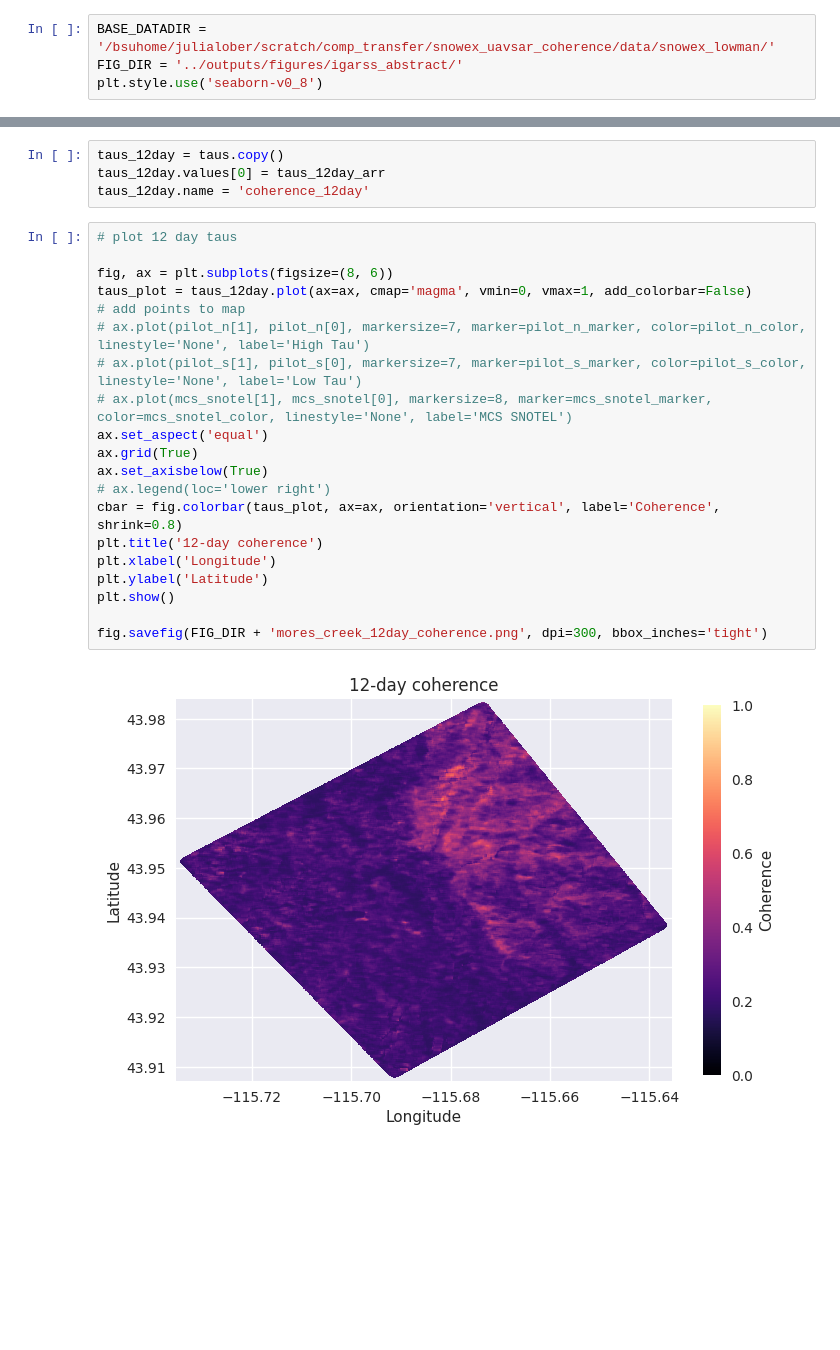
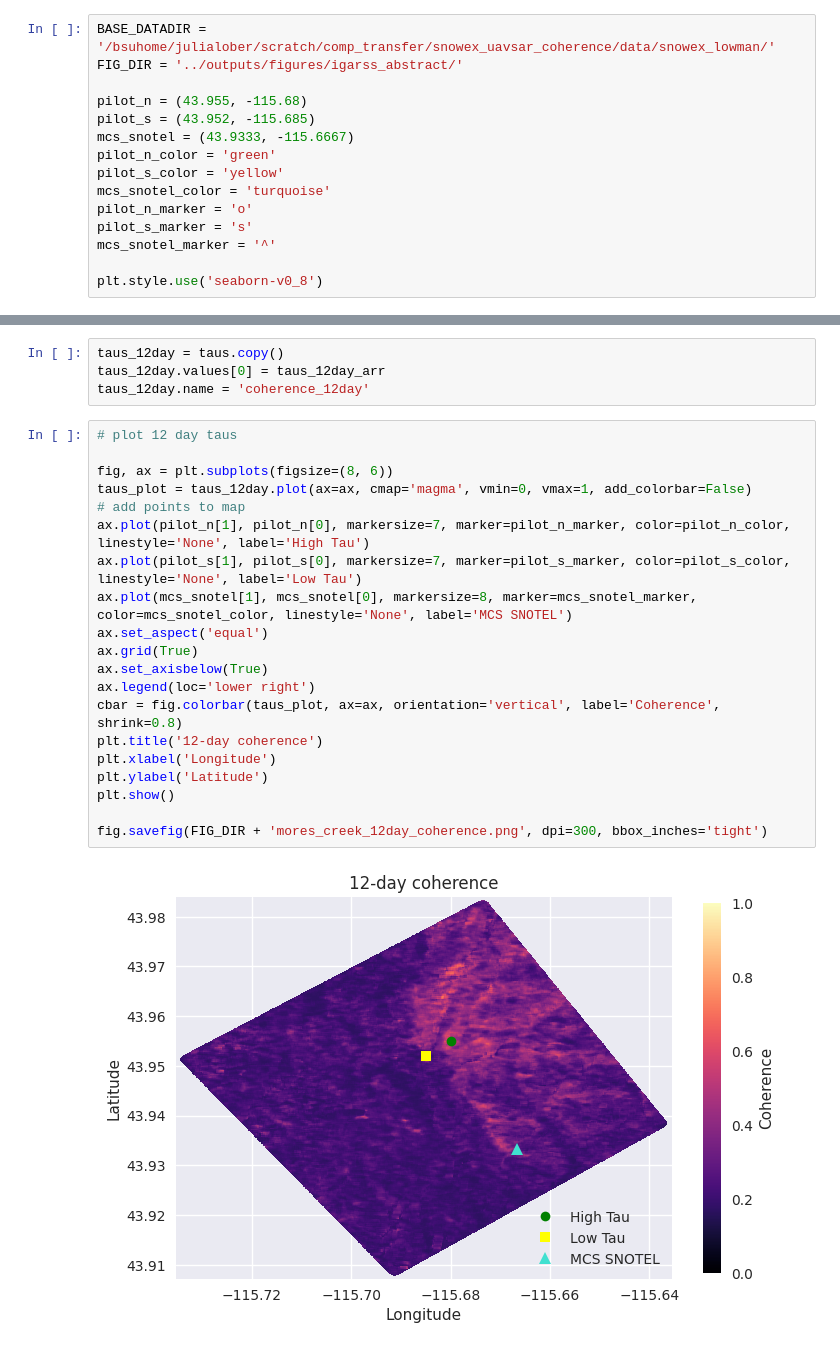
Before and after one commit to julober/snowex_uavsar_coherence, a Jupyter notebook: notebooks/temporal_coherence_fit.ipynb, the cells around one changed output, grey strips where cells are left out. Drawn from its saved outputs; the diff is of its cells as text; blank space fills up the shorter version.

```diff
--- a/notebooks/temporal_coherence_fit.ipynb
+++ b/notebooks/temporal_coherence_fit.ipynb
@@ -30,6 +30,17 @@ from taus import decorrelation_temporal_model
 # %%
 BASE_DATADIR = '/bsuhome/julialober/scratch/comp_transfer/snowex_uavsar_coherence/data/snowex_lowman/'
 FIG_DIR = '../outputs/figures/igarss_abstract/'
+
+pilot_n = (43.955, -115.68)
+pilot_s = (43.952, -115.685)
+mcs_snotel = (43.9333, -115.6667)
+pilot_n_color = 'green'
+pilot_s_color = 'yellow'
+mcs_snotel_color = 'turquoise'
+pilot_n_marker = 'o'
+pilot_s_marker = 's'
+mcs_snotel_marker = '^'
+
 plt.style.use('seaborn-v0_8')
 # %%
 # load the file with taus
@@ -117,22 +128,22 @@ taus_12day.name = 'coherence_12day'
 # %%
 # plot 12 day taus
 
 fig, ax = plt.subplots(figsize=(8, 6))
 taus_plot = taus_12day.plot(ax=ax, cmap='magma', vmin=0, vmax=1, add_colorbar=False)
 # add points to map
-# ax.plot(pilot_n[1], pilot_n[0], markersize=7, marker=pilot_n_marker, color=pilot_n_color, linestyle='None', label='High Tau')
-# ax.plot(pilot_s[1], pilot_s[0], markersize=7, marker=pilot_s_marker, color=pilot_s_color, linestyle='None', label='Low Tau')
-# ax.plot(mcs_snotel[1], mcs_snotel[0], markersize=8, marker=mcs_snotel_marker, color=mcs_snotel_color, linestyle='None', label='MCS SNOTEL')
+ax.plot(pilot_n[1], pilot_n[0], markersize=7, marker=pilot_n_marker, color=pilot_n_color, linestyle='None', label='High Tau')
+ax.plot(pilot_s[1], pilot_s[0], markersize=7, marker=pilot_s_marker, color=pilot_s_color, linestyle='None', label='Low Tau')
+ax.plot(mcs_snotel[1], mcs_snotel[0], markersize=8, marker=mcs_snotel_marker, color=mcs_snotel_color, linestyle='None', label='MCS SNOTEL')
 ax.set_aspect('equal')
 ax.grid(True)
 ax.set_axisbelow(True)
-# ax.legend(loc='lower right')
+ax.legend(loc='lower right')
 cbar = fig.colorbar(taus_plot, ax=ax, orientation='vertical', label='Coherence', shrink=0.8)
 plt.title('12-day coherence')
 plt.xlabel('Longitude')
 plt.ylabel('Latitude')
 plt.show()
 
 fig.savefig(FIG_DIR + 'mores_creek_12day_coherence.png', dpi=300, bbox_inches='tight')
 # %% [output]
-[figure, old version]
+[figure, new version]
```
Also changed, not shown: 1 other file.
